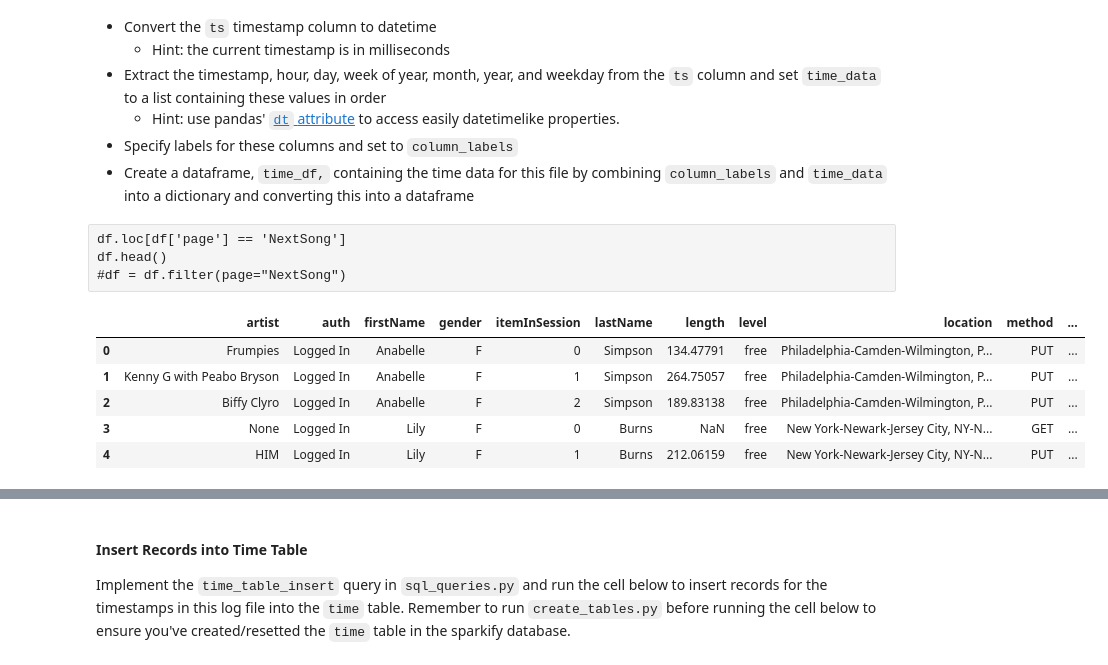
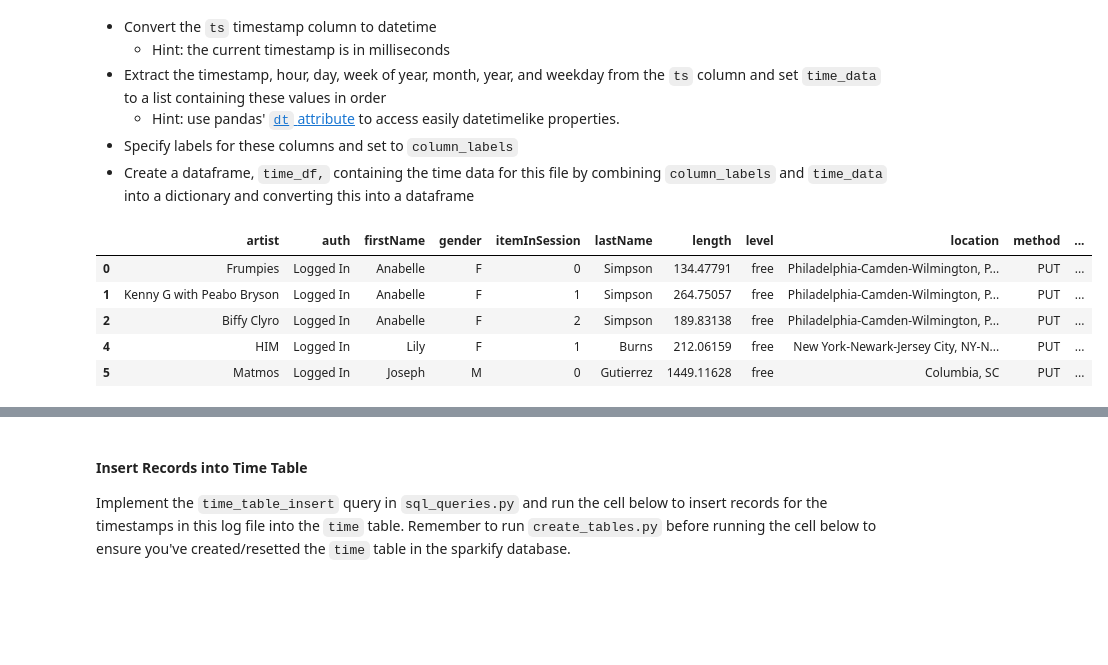
Before and after one commit to basmaNasser/Udacity-Data-engineer_postgres-project, a Jupyter notebook: etl.ipynb, the cells around one changed output, grey strips where cells are left out. Cells and saved outputs as stored; diff of their text form; code cells hidden in the pictures; blank space fills up the shorter version.

```diff
--- a/etl.ipynb
+++ b/etl.ipynb
@@ -118,19 +118,16 @@ df.head()
   - Hint: use pandas' [`dt` attribute](https://pandas.pydata.org/pandas-docs/stable/reference/api/pandas.Series.dt.html) to access easily datetimelike properties.
 - Specify labels for these columns and set to `column_labels`
 - Create a dataframe, `time_df,` containing the time data for this file by combining `column_labels` and `time_data` into a dictionary and converting this into a dataframe
-# %% [raw]
-df.loc[df['page'] == 'NextSong']
-df.head()
-#df = df.filter(page="NextSong")
 # %%
-df.loc[df['page'] == 'NextSong']
+#df.loc[df['page'] == 'NextSong']
+df=df[df["page"]=='NextSong']
 df.head()
 # %% [output]
 |  | artist | auth | firstName | gender | itemInSession | lastName | length | level | location | method | ... |
 | 0 | Frumpies | Logged In | Anabelle | F | 0 | Simpson | 134.47791 | free | Philadelphia-Camden-Wilmington, P... | PUT | ... |
 | 1 | Kenny G with Peabo Bryson | Logged In | Anabelle | F | 1 | Simpson | 264.75057 | free | Philadelphia-Camden-Wilmington, P... | PUT | ... |
 | 2 | Biffy Clyro | Logged In | Anabelle | F | 2 | Simpson | 189.83138 | free | Philadelphia-Camden-Wilmington, P... | PUT | ... |
-| 3 | None | Logged In | Lily | F | 0 | Burns | NaN | free | New York-Newark-Jersey City, NY-N... | GET | ... |
 | 4 | HIM | Logged In | Lily | F | 1 | Burns | 212.06159 | free | New York-Newark-Jersey City, NY-N... | PUT | ... |
+| 5 | Matmos | Logged In | Joseph | M | 0 | Gutierrez | 1449.11628 | free | Columbia, SC | PUT | ... |
 # %%
 t = pd.to_datetime(df['ts'], unit='ms')
```
Also changed, not shown: parts of 8 cells of this notebook, 3 other files.
